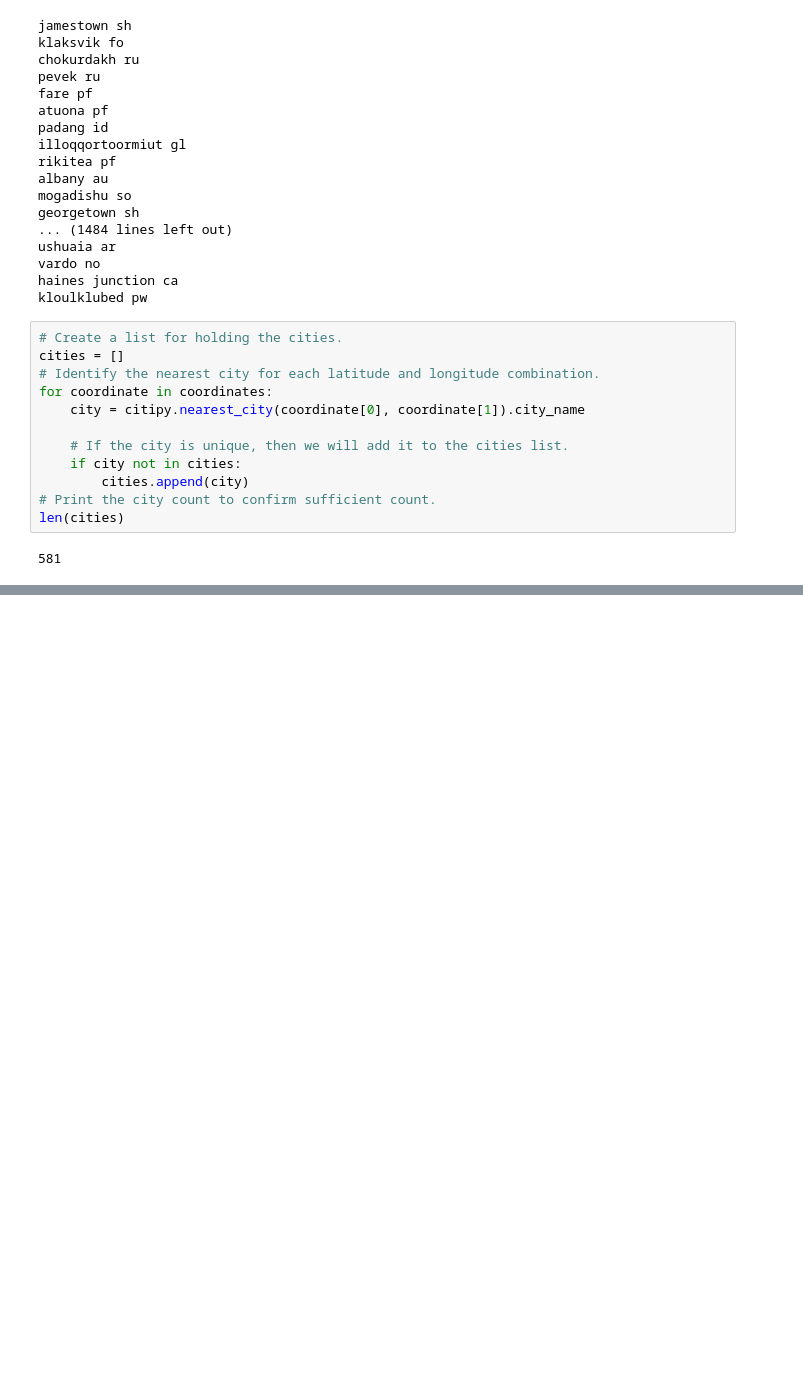
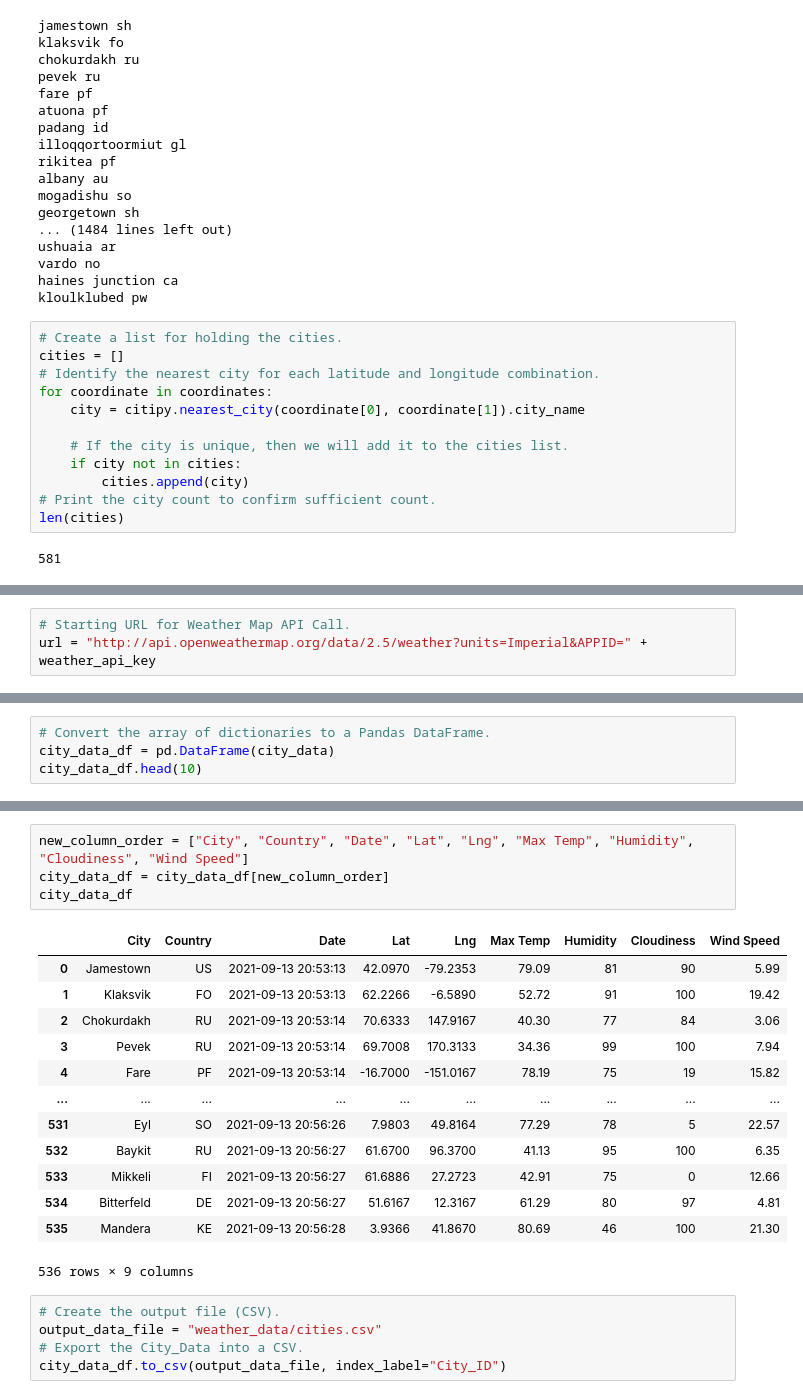
Before and after one commit to aliciacordova/World_Weather_Analysis, a Jupyter notebook: WeatherPy.ipynb, the cells around one changed output, grey strips where cells are left out. Drawn from its saved outputs; the diff is of its cells as text; blank space fills up the shorter version.

```diff
--- a/WeatherPy.ipynb
+++ b/WeatherPy.ipynb
@@ -56,0 +63,3 @@ len(cities)
+# %%
+# Starting URL for Weather Map API Call.
+url = "http://api.openweathermap.org/data/2.5/weather?units=Imperial&APPID=" + weather_api_key
@@ -56,0 +147,4 @@ len(cities)
+# %%
+# Convert the array of dictionaries to a Pandas DataFrame.
+city_data_df = pd.DataFrame(city_data)
+city_data_df.head(10)
@@ -56,0 +163,23 @@ len(cities)
+# %%
+new_column_order = ["City", "Country", "Date", "Lat", "Lng", "Max Temp", "Humidity", "Cloudiness", "Wind Speed"]
+city_data_df = city_data_df[new_column_order]
+city_data_df
+# %% [output]
+|  | City | Country | Date | Lat | Lng | Max Temp | Humidity | Cloudiness | Wind Speed |
+| 0 | Jamestown | US | 2021-09-13 20:53:13 | 42.0970 | -79.2353 | 79.09 | 81 | 90 | 5.99 |
+| 1 | Klaksvik | FO | 2021-09-13 20:53:13 | 62.2266 | -6.5890 | 52.72 | 91 | 100 | 19.42 |
+| 2 | Chokurdakh | RU | 2021-09-13 20:53:14 | 70.6333 | 147.9167 | 40.30 | 77 | 84 | 3.06 |
+| 3 | Pevek | RU | 2021-09-13 20:53:14 | 69.7008 | 170.3133 | 34.36 | 99 | 100 | 7.94 |
+| 4 | Fare | PF | 2021-09-13 20:53:14 | -16.7000 | -151.0167 | 78.19 | 75 | 19 | 15.82 |
+| ... | ... | ... | ... | ... | ... | ... | ... | ... | ... |
+| 531 | Eyl | SO | 2021-09-13 20:56:26 | 7.9803 | 49.8164 | 77.29 | 78 | 5 | 22.57 |
+| 532 | Baykit | RU | 2021-09-13 20:56:27 | 61.6700 | 96.3700 | 41.13 | 95 | 100 | 6.35 |
+| 533 | Mikkeli | FI | 2021-09-13 20:56:27 | 61.6886 | 27.2723 | 42.91 | 75 | 0 | 12.66 |
+| 534 | Bitterfeld | DE | 2021-09-13 20:56:27 | 51.6167 | 12.3167 | 61.29 | 80 | 97 | 4.81 |
+| 535 | Mandera | KE | 2021-09-13 20:56:28 | 3.9366 | 41.8670 | 80.69 | 46 | 100 | 21.30 |
+536 rows × 9 columns
+# %%
+# Create the output file (CSV).
+output_data_file = "weather_data/cities.csv"
+# Export the City_Data into a CSV.
+city_data_df.to_csv(output_data_file, index_label="City_ID")
```
Also changed, not shown: parts of 4 cells of this notebook, 5 other files.
